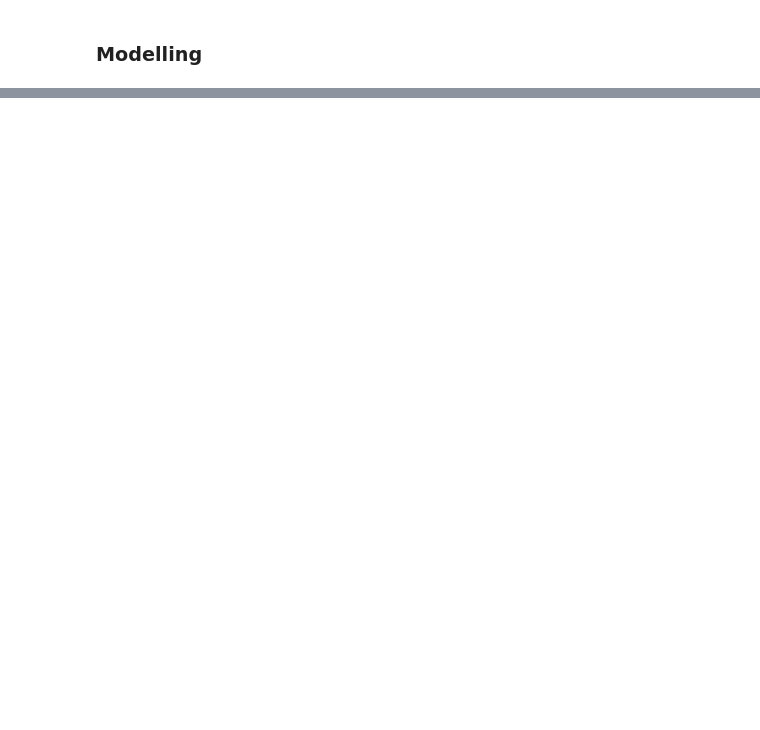
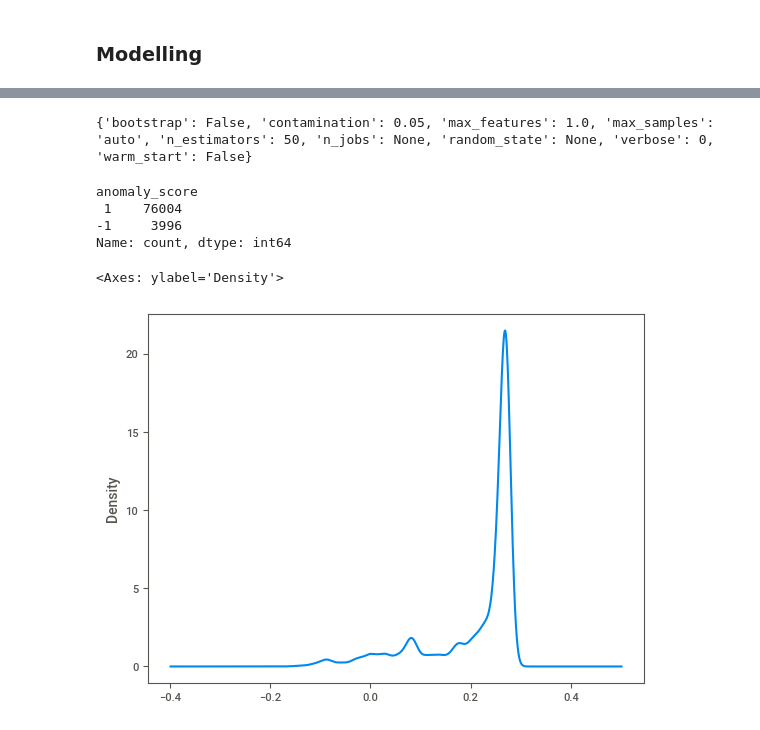
Before and after one commit to krypc-sharath2/EthAI, a Jupyter notebook: EthereumFraud.ipynb, the cells around one changed output, grey strips where cells are left out. Saved outputs shown, nothing was run; the diff lists cells and outputs as text; code cells hidden in the pictures; blank space fills up the shorter version.

```diff
--- a/EthereumFraud.ipynb
+++ b/EthereumFraud.ipynb
@@ -446,10 +226,8 @@ print(X_test.shape, y_test.shape)
 # %%
 # Scaling or Normalization of Numerical features
 scaler = MinMaxScaler()
-scaler.fit(X_train)
-X_train = scaler.transform(X_train)
-X_test = scaler.transform(X_test)
+scaler.fit(eth_ds)
+X_train = scaler.transform(eth_ds)
 # %%
 # Converting it back to dataframes for easier handling
-X_train = pd.DataFrame(X_train,columns=eth_ds.columns[1:])
-X_test = pd.DataFrame(X_test,columns=eth_ds.columns[1:])
+X_train = pd.DataFrame(X_train,columns=eth_ds.columns)
@@ -614,0 +238,22 @@ From the performance plot, PCA based anomaly detection does not yield satisfacto
+# %%
+model=IsolationForest(n_estimators=50, max_samples='auto', contamination=float(0.05),max_features=1.0)
+model.fit(X_train)
+print(model.get_params())
+# %% [output]
+{'bootstrap': False, 'contamination': 0.05, 'max_features': 1.0, 'max_samples': 'auto', 'n_estimators': 50, 'n_jobs': None, 'random_state': None, 'verbose': 0, 'warm_start': False}
+# %%
+X_train['scores'] = model.decision_function(X_train[['value','gas','gas_price']])
+
+X_train['anomaly_score'] = model.predict(X_train[['value','gas','gas_price']])
+# %%
+X_train['anomaly_score'].value_counts()
+# %% [output]
+anomaly_score
+ 1    76004
+-1     3996
+Name: count, dtype: int64
+# %%
+X_train['scores'].plot(kind='kde')
+# %% [output]
+<Axes: ylabel='Density'>
+[figure, added]
```
Also changed, not shown: parts of 56 cells of this notebook, 3 other files.
